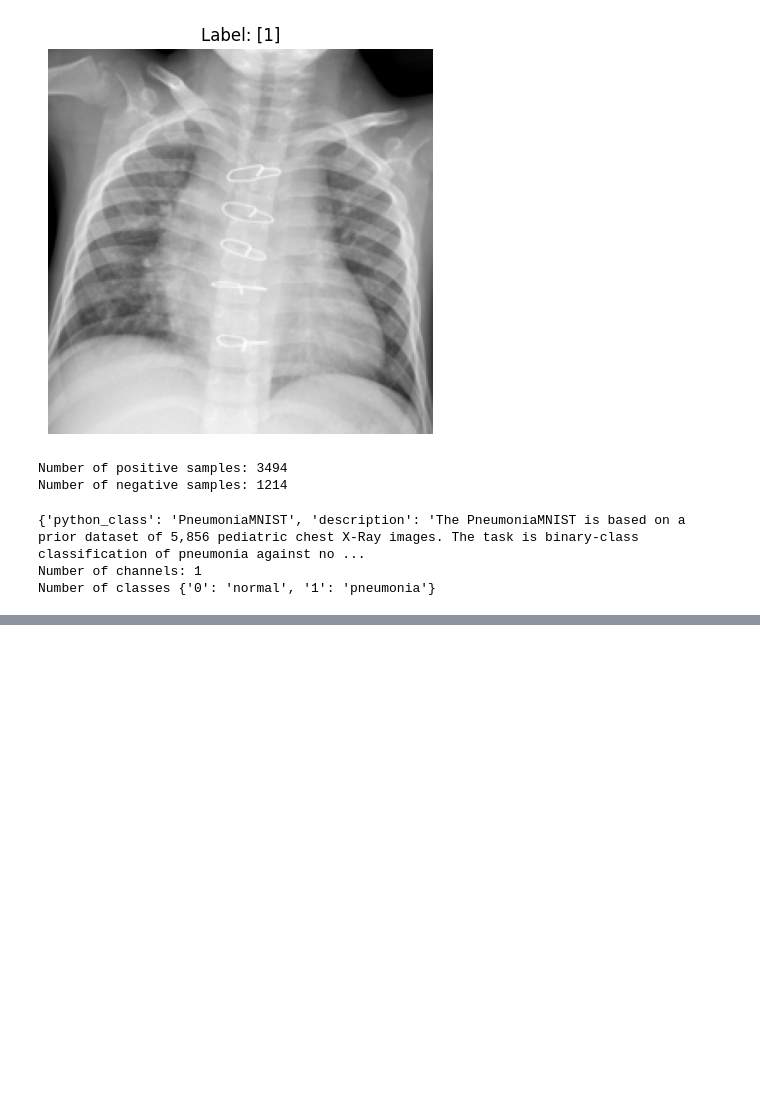
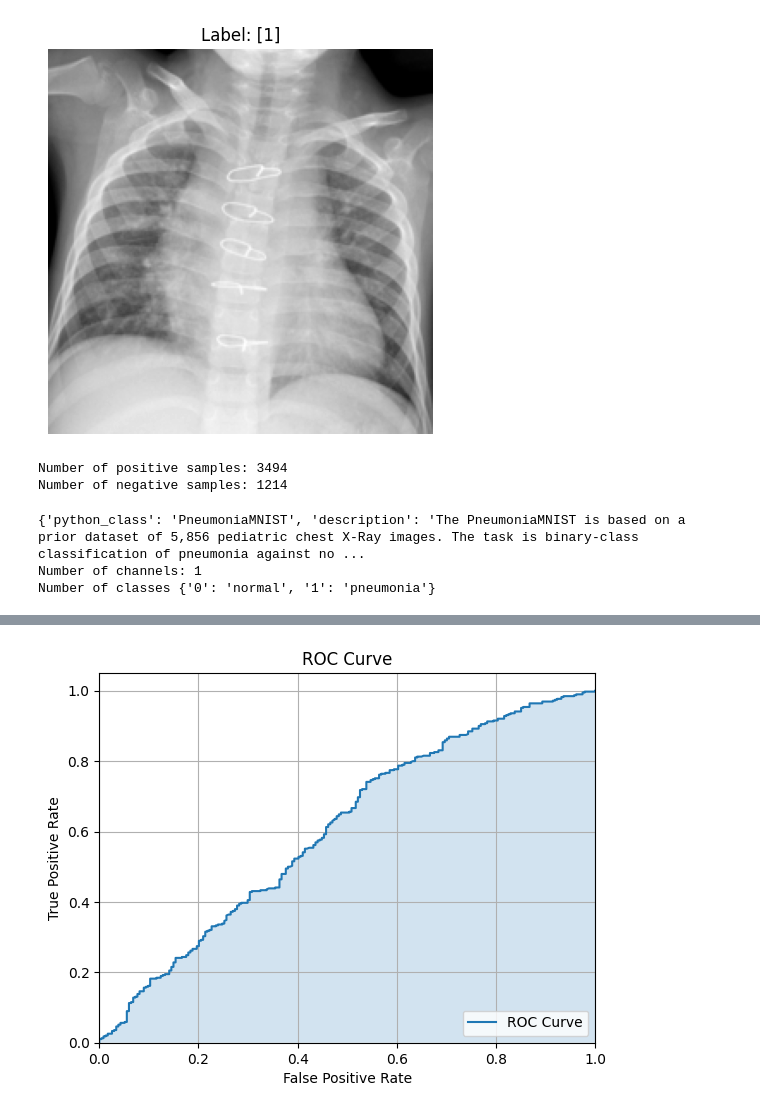
Before and after one commit to katzkid/RoC_Analysis, a Jupyter notebook: medMNIST_explore.ipynb, the cells around one changed output, grey strips where cells are left out. Drawn from its saved outputs; the diff is of its cells as text; code cells hidden in the pictures; blank space fills up the shorter version.

```diff
--- a/medMNIST_explore.ipynb
+++ b/medMNIST_explore.ipynb
@@ -99,0 +208,8 @@ Number of classes {'0': 'normal', '1': 'pneumonia'}
+# %%
+# Instantiate the model and move it to the device
+model = SimpleCNN(in_channels=NUM_CHANNELS, num_classes=NUM_CLASSES).to(device)
+print(model)
+
+# Optional: Print model summary (requires torchsummary)
+from torchsummary import summary
+summary(model, (NUM_CHANNELS, IMAGE_SIZE, IMAGE_SIZE))
@@ -99,0 +236,16 @@ Number of classes {'0': 'normal', '1': 'pneumonia'}
+# %%
+# Loss function
+# BCEWithLogitsLoss combines Sigmoid layer and BCELoss in one single class.
+# It's more numerically stable than using a plain Sigmoid followed by BCELoss.
+criterion = nn.BCEWithLogitsLoss()
+
+# Optimizer
+optimizer = optim.Adam(model.parameters(), lr=LEARNING_RATE)
+
+# Metrics using torchmetrics (more robust than manual calculation)
+# We need 'BinaryAccuracy' and potentially 'BinaryAUROC' for binary tasks.
+# Make sure to move metrics objects to the correct device.
+train_accuracy_metric = torchmetrics.Accuracy(task="binary").to(device)
+val_accuracy_metric = torchmetrics.Accuracy(task="binary").to(device)
+val_auc_metric = torchmetrics.AUROC(task="binary").to(device)
+roc_metric = torchmetrics.ROC(task="binary").to(device)
@@ -99,0 +432,3 @@ Number of classes {'0': 'normal', '1': 'pneumonia'}
+# %%
+# Run testing
+test_roc = test_model(model, test_loader, criterion, device)
@@ -99,0 +445,16 @@ Number of classes {'0': 'normal', '1': 'pneumonia'}
+# %%
+#plot the roc curve
+import matplotlib.pyplot as plt
+plt.figure
+plt.title("ROC Curve")
+plt.xlabel("False Positive Rate")
+plt.ylabel("True Positive Rate")
+plt.plot(test_roc[0].cpu(), test_roc[1].cpu(), label="ROC Curve")
+plt.fill_between(test_roc[0].cpu(), test_roc[1].cpu(), alpha=0.2)
+plt.xlim([0.0, 1.0])
+plt.ylim([0.0, 1.05])
+plt.grid()
+plt.legend(loc="lower right")
+plt.show()
+# %% [output]
+[figure, added]
```
Also changed, not shown: parts of 17 cells of this notebook.
